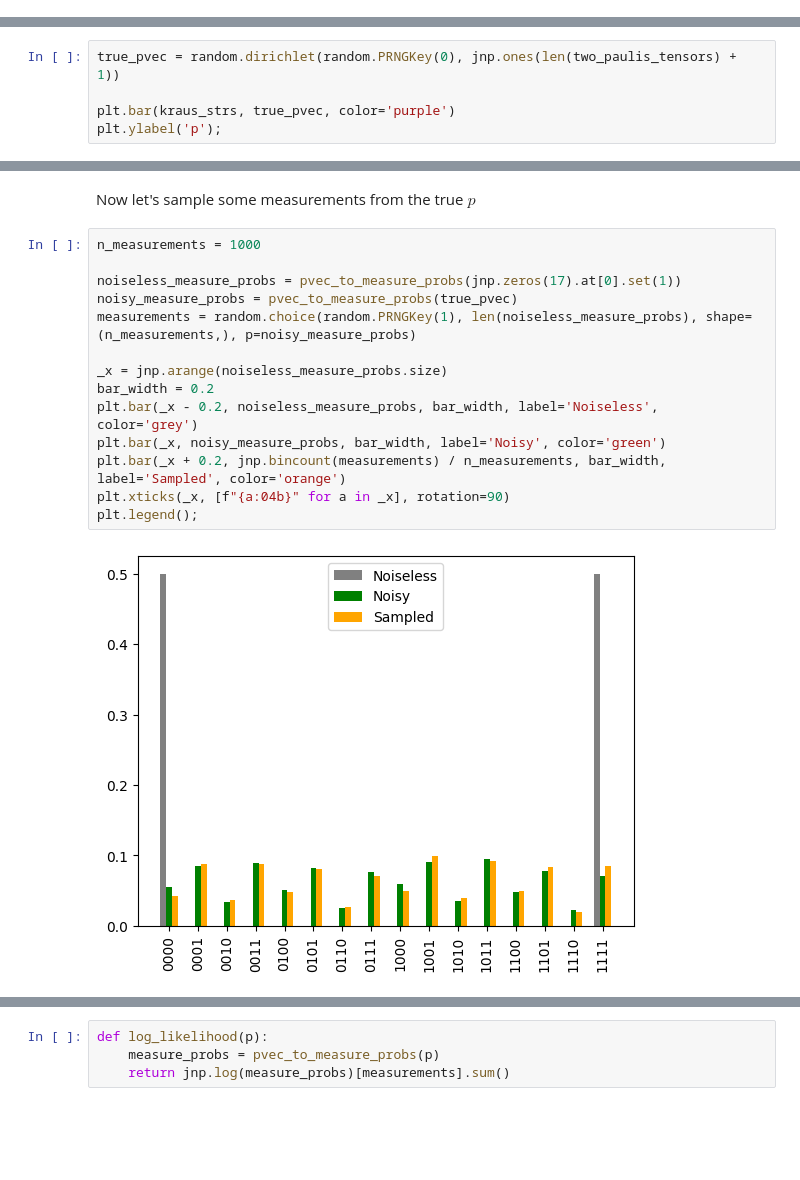
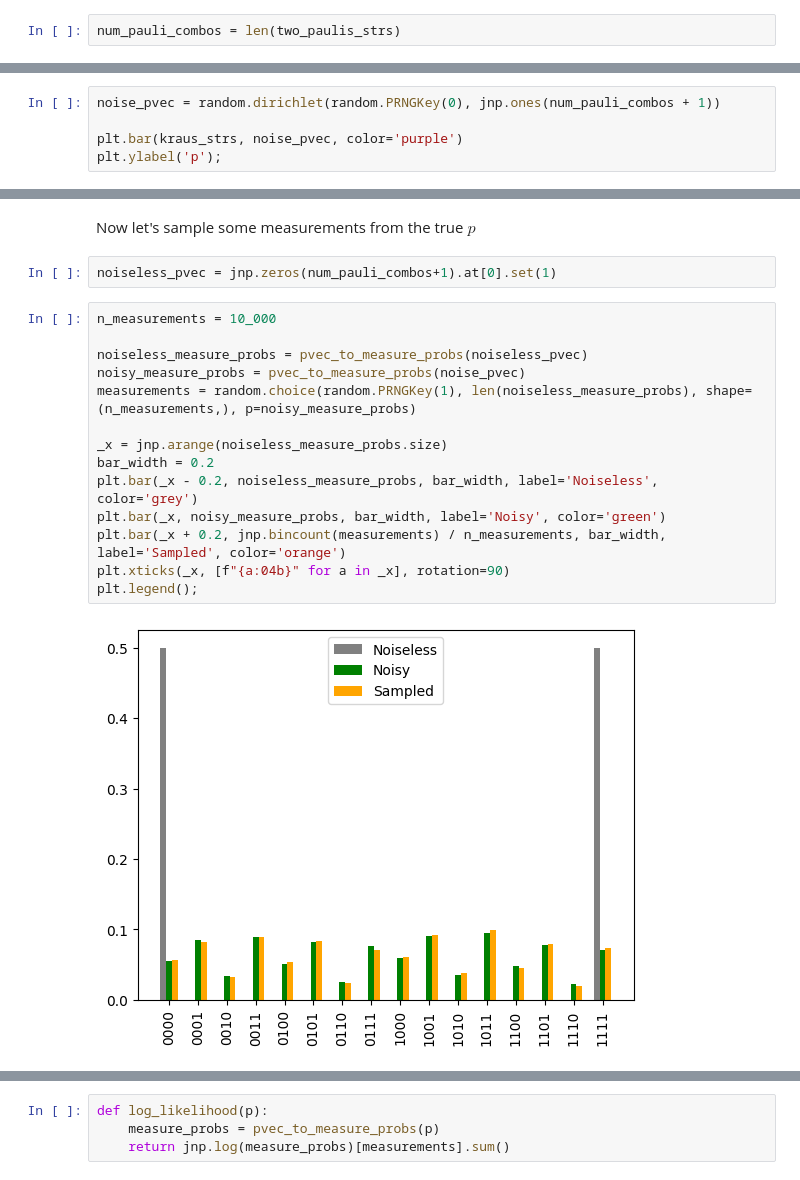
Before and after one commit to CQCL/qujax, a Jupyter notebook: examples/noise_channel.ipynb, the cells around one changed output, grey strips where cells are left out. Cells and saved outputs as stored; diff of their text form; blank space fills up the shorter version.

```diff
--- a/examples/noise_channel.ipynb
+++ b/examples/noise_channel.ipynb
@@ -32,6 +32,8 @@ two_paulis_strs = [a+b for a in paulis.keys() for b in paulis.keys()]
 print(two_paulis_strs)
 # %% [output]
 ['II', 'IX', 'IY', 'IZ', 'XI', 'XX', 'XY', 'XZ', 'YI', 'YX', 'YY', 'YZ', 'ZI', 'ZX', 'ZY', 'ZZ']
+# %%
+num_pauli_combos = len(two_paulis_strs)
 # %%
 two_paulis_matrices = jnp.array([jnp.kron(paulis[a], paulis[b]) for a, b in two_paulis_strs])
 two_paulis_matrices.shape
@@ -118,30 +120,32 @@ Now let's fix some true underlying values of the probability vector $p$ which we
 # %%
 kraus_strs = ['U'] + two_paulis_strs
 # %%
-true_pvec = random.dirichlet(random.PRNGKey(0), jnp.ones(len(two_paulis_tensors) + 1))
+noise_pvec = random.dirichlet(random.PRNGKey(0), jnp.ones(num_pauli_combos + 1))
 
-plt.bar(kraus_strs, true_pvec, color='purple')
+plt.bar(kraus_strs, noise_pvec, color='purple')
 plt.ylabel('p');
 # %% [output]
 [figure]
 # %% [markdown]
 Now let's sample some measurements from the true $p$
+# %%
+noiseless_pvec = jnp.zeros(num_pauli_combos+1).at[0].set(1)
 # %%
-n_measurements = 1000
+n_measurements = 10_000
 
-noiseless_measure_probs = pvec_to_measure_probs(jnp.zeros(17).at[0].set(1))
-noisy_measure_probs = pvec_to_measure_probs(true_pvec)
+noiseless_measure_probs = pvec_to_measure_probs(noiseless_pvec)
+noisy_measure_probs = pvec_to_measure_probs(noise_pvec)
 measurements = random.choice(random.PRNGKey(1), len(noiseless_measure_probs), shape=(n_measurements,), p=noisy_measure_probs)
 
 _x = jnp.arange(noiseless_measure_probs.size)
 bar_width = 0.2
 plt.bar(_x - 0.2, noiseless_measure_probs, bar_width, label='Noiseless', color='grey')
 plt.bar(_x, noisy_measure_probs, bar_width, label='Noisy', color='green')
 plt.bar(_x + 0.2, jnp.bincount(measurements) / n_measurements, bar_width, label='Sampled', color='orange')
 plt.xticks(_x, [f"{a:04b}" for a in _x], rotation=90)
 plt.legend();
 # %% [output]
-[figure, old version]
+[figure, new version]
 # %% [markdown]
 # Inference - maximum likelihood
 
```
Also changed, not shown: parts of 14 cells of this notebook.
